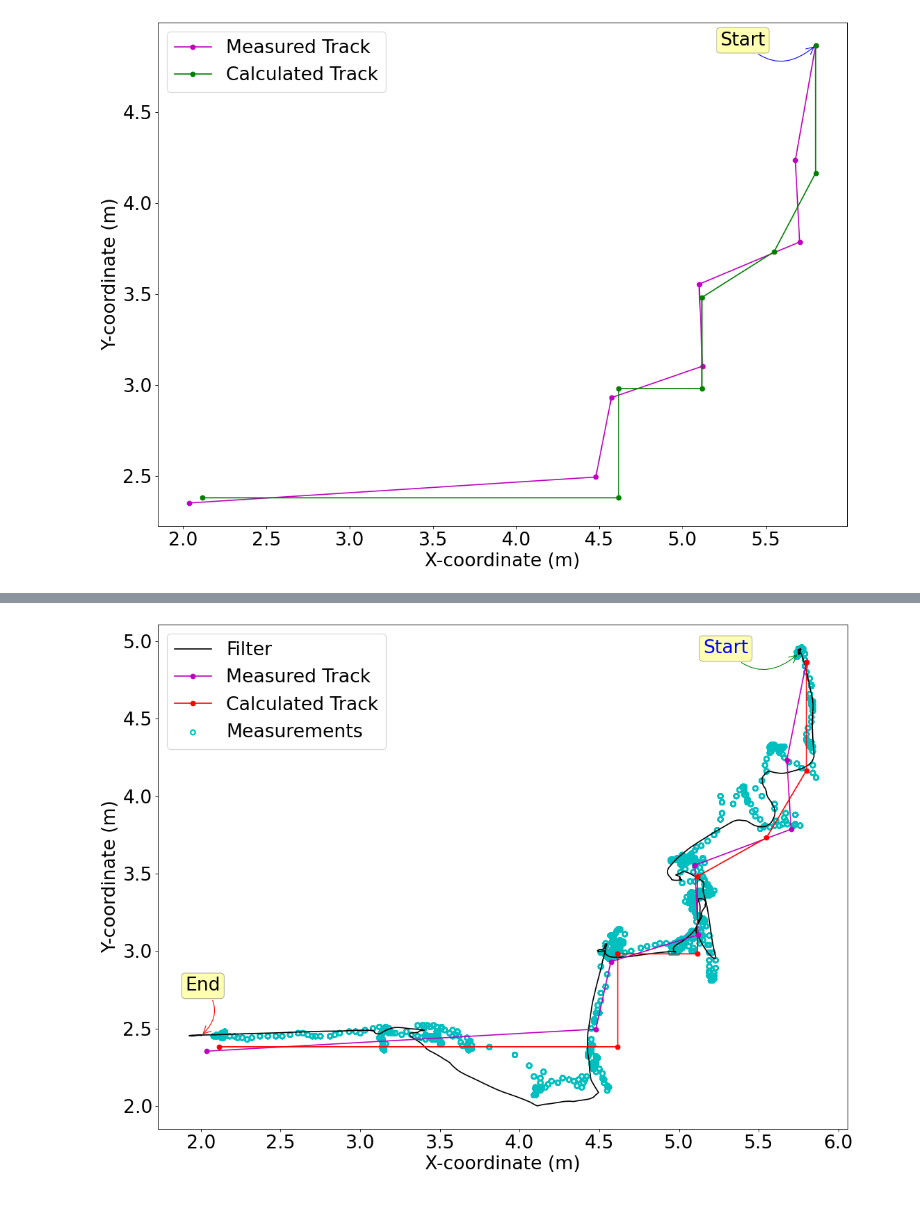
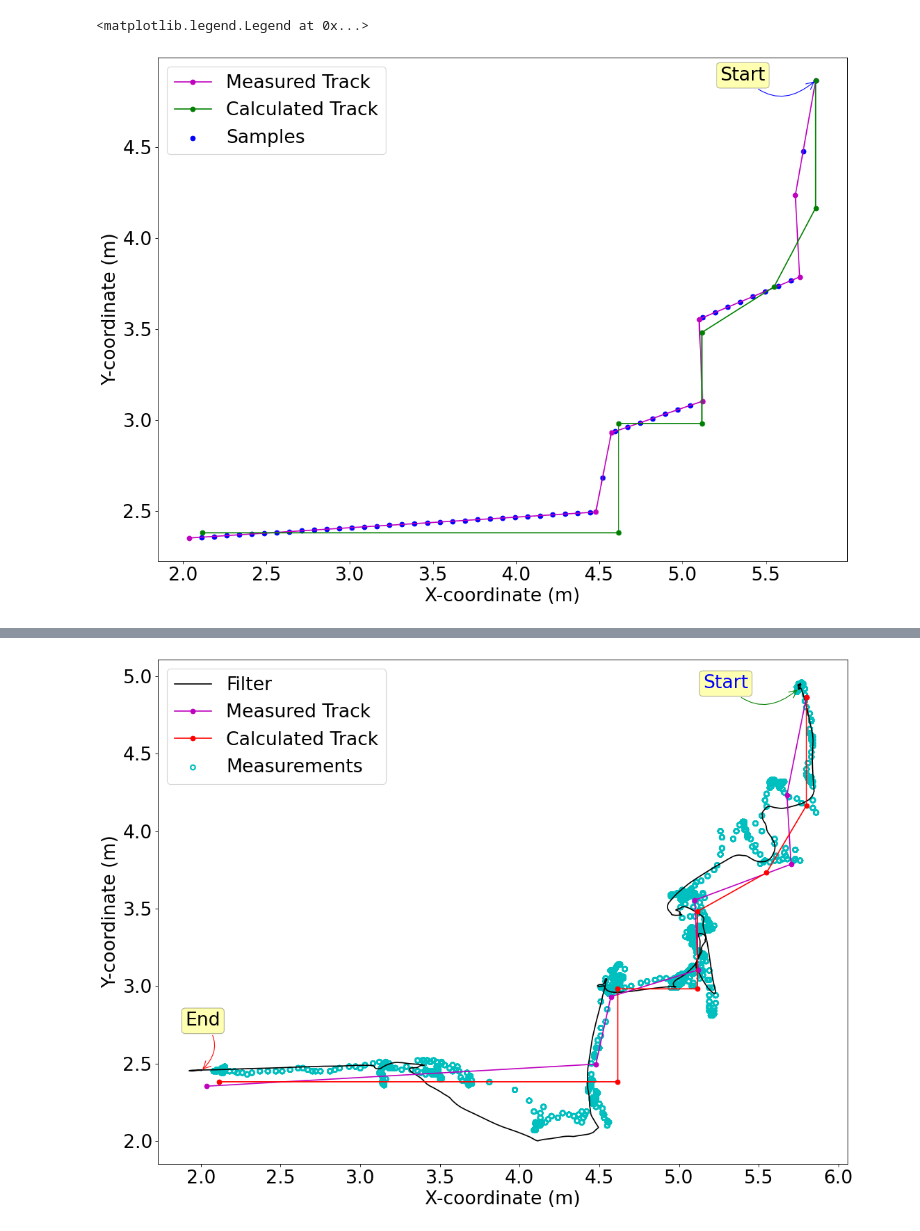
Before and after one commit to 850075610/sensor-fusion, a Jupyter notebook: data/track/track.ipynb, the cells around one changed output, grey strips where cells are left out. Saved outputs shown, nothing was run; the diff lists cells and outputs as text; code cells hidden in the pictures.

```diff
--- a/data/track/track.ipynb
+++ b/data/track/track.ipynb
@@ -154,0 +129,12 @@ samp_lenY
+# %%
+# corridor anchor coordinates
+cx = [0, 28.547, 28.547, 15, 16.794]
+cy = [0, -0.025, 2.293, 0, 2.293]
+plt.rcParams.update({'font.size': 14})
+plt.scatter(cx, cy, color='b', label='Anchors in corridor' )
+plt.gca().set_aspect('equal', adjustable='box')
+plt.xlim(-1, 30)
+plt.ylim(-5, 5)
+plt.xlabel("X-coordinate (m)")
+plt.ylabel("Y-coordinate (m)")
+plt.legend(loc='lower left')
@@ -155,15 +148,17 @@ samp_lenY
 # %%
 plt.figure(figsize=(16, 12), dpi=80)
 plt.rcParams.update({'font.size': 24})
 plt.xlabel("X-coordinate (m)")
 plt.ylabel("Y-coordinate (m)")
 plt.plot(xs, ys, '-o', color='m', label='Measured Track')
 plt.plot(theo_x, theo_y, '-o', color='g', label='Calculated Track')
+plt.scatter(sampleX[:samp_lenY], sampleY, color='b', label='Samples' )
 plt.annotate("Start", xy=(xs[0], ys[0]), xytext=(xs[0] - 100, ys[0] - 10), textcoords='offset points', ha='center', va='bottom',color='black',
          bbox=dict(boxstyle='round,pad=0.2', fc='yellow', alpha=0.3),
          arrowprops=dict(arrowstyle='->', connectionstyle='arc3,rad=0.5',
                             color='blue'))
 plt.legend(loc='best')
-plt.savefig('track.pdf', bbox_inches='tight', dpi=400)
+# plt.savefig('track.pdf', bbox_inches='tight', dpi=400)
 # %% [output]
+<matplotlib.legend.Legend at 0x...>
-[figure, old version]
+[figure, new version]
```
Also changed, not shown: parts of 29 cells of this notebook, 6 other files.
